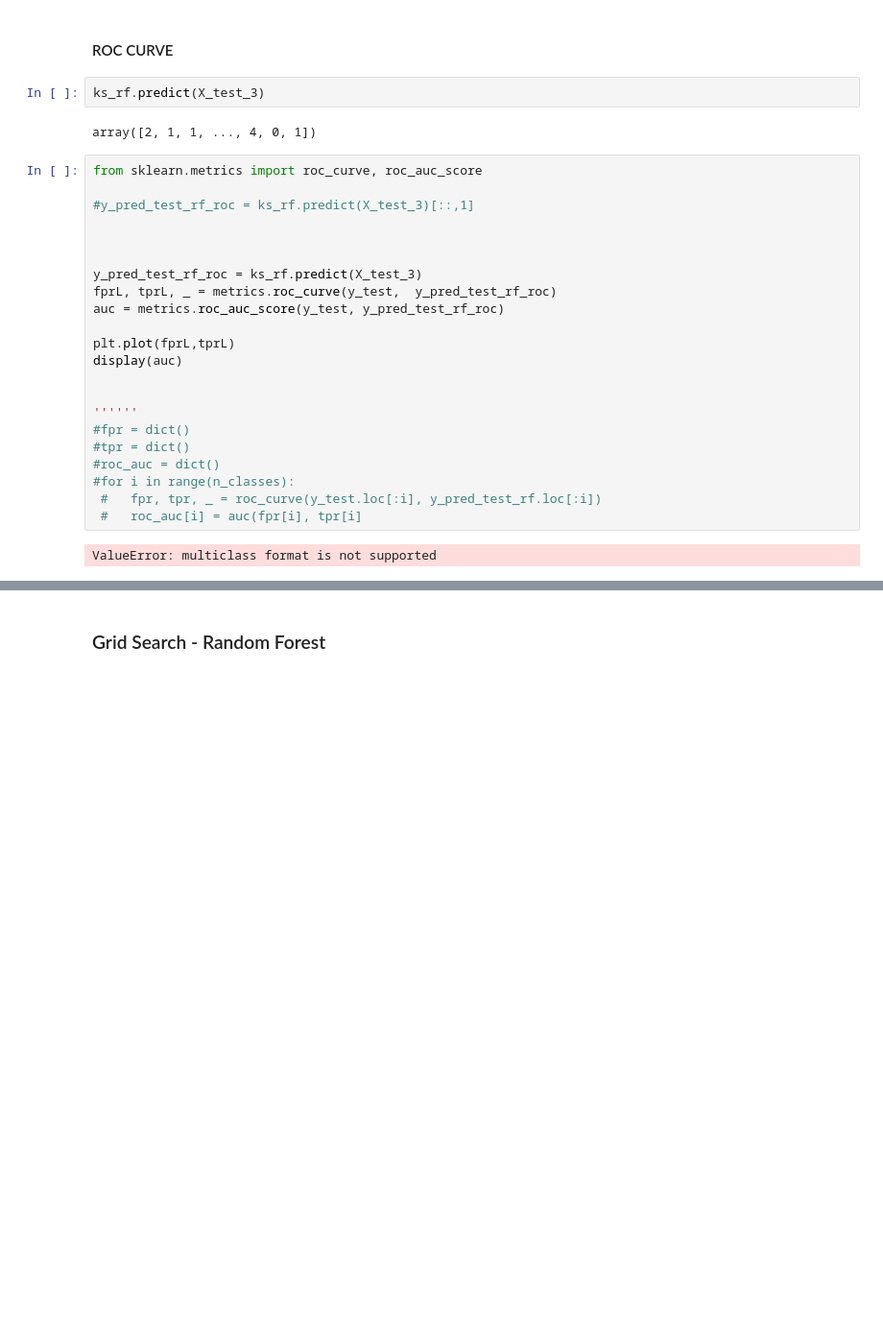
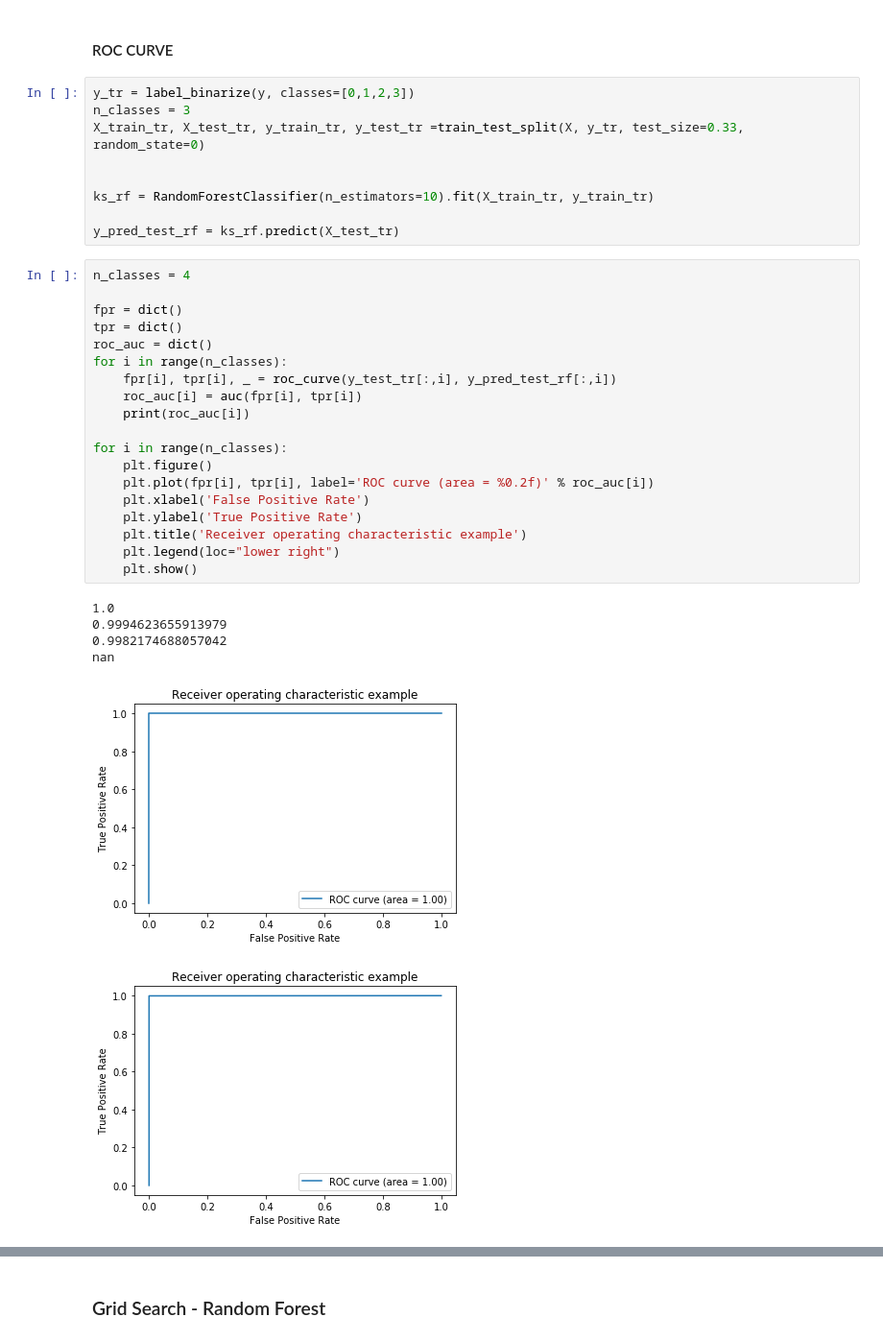
Before and after one commit to miriammg/Final-Project-IH, a Jupyter notebook: Final Project.ipynb, the cells around one changed output, grey strips where cells are left out. Shown: that part at 96% size. Drawn from its saved outputs; the diff is of its cells as text; blank space fills up the shorter version.

```diff
--- a/Final Project.ipynb
+++ b/Final Project.ipynb
@@ -924,30 +943,37 @@ Cross-validated scores: [0.99934383 1.         0.9986868  1.         0.99802632
 # %% [markdown]
 #### ROC CURVE
-# %%
-ks_rf.predict(X_test_3)
-# %% [output]
-array([2, 1, 1, ..., 4, 0, 1])
-# %%
-from sklearn.metrics import roc_curve, roc_auc_score
-
-#y_pred_test_rf_roc = ks_rf.predict(X_test_3)[::,1]
-
-
-
-y_pred_test_rf_roc = ks_rf.predict(X_test_3)
-fprL, tprL, _ = metrics.roc_curve(y_test,  y_pred_test_rf_roc)
-auc = metrics.roc_auc_score(y_test, y_pred_test_rf_roc)
-
-plt.plot(fprL,tprL)
-display(auc)
-
-
-''''''
-#fpr = dict()
-#tpr = dict()
-#roc_auc = dict()
-#for i in range(n_classes):
- #   fpr, tpr, _ = roc_curve(y_test.loc[:i], y_pred_test_rf.loc[:i])
- #   roc_auc[i] = auc(fpr[i], tpr[i]
-# %% [output]
-ValueError: multiclass format is not supported
+# %%
+y_tr = label_binarize(y, classes=[0,1,2,3])
+n_classes = 3
+X_train_tr, X_test_tr, y_train_tr, y_test_tr =train_test_split(X, y_tr, test_size=0.33, random_state=0)
+
+
+ks_rf = RandomForestClassifier(n_estimators=10).fit(X_train_tr, y_train_tr)
+
+y_pred_test_rf = ks_rf.predict(X_test_tr)
+# %%
+n_classes = 4
+
+fpr = dict()
+tpr = dict()
+roc_auc = dict()
+for i in range(n_classes):
+    fpr[i], tpr[i], _ = roc_curve(y_test_tr[:,i], y_pred_test_rf[:,i])
+    roc_auc[i] = auc(fpr[i], tpr[i])
+    print(roc_auc[i])
+
+for i in range(n_classes):
+    plt.figure()
+    plt.plot(fpr[i], tpr[i], label='ROC curve (area = %0.2f)' % roc_auc[i])
+    plt.xlabel('False Positive Rate')
+    plt.ylabel('True Positive Rate')
+    plt.title('Receiver operating characteristic example')
+    plt.legend(loc="lower right")
+    plt.show()
+# %% [output]
+1.0
+0.9994623655913979
+0.9982174688057042
+nan
+[figure, added]
+[figure, added]
```
Also changed, not shown: parts of 43 cells of this notebook, 1 other file.
